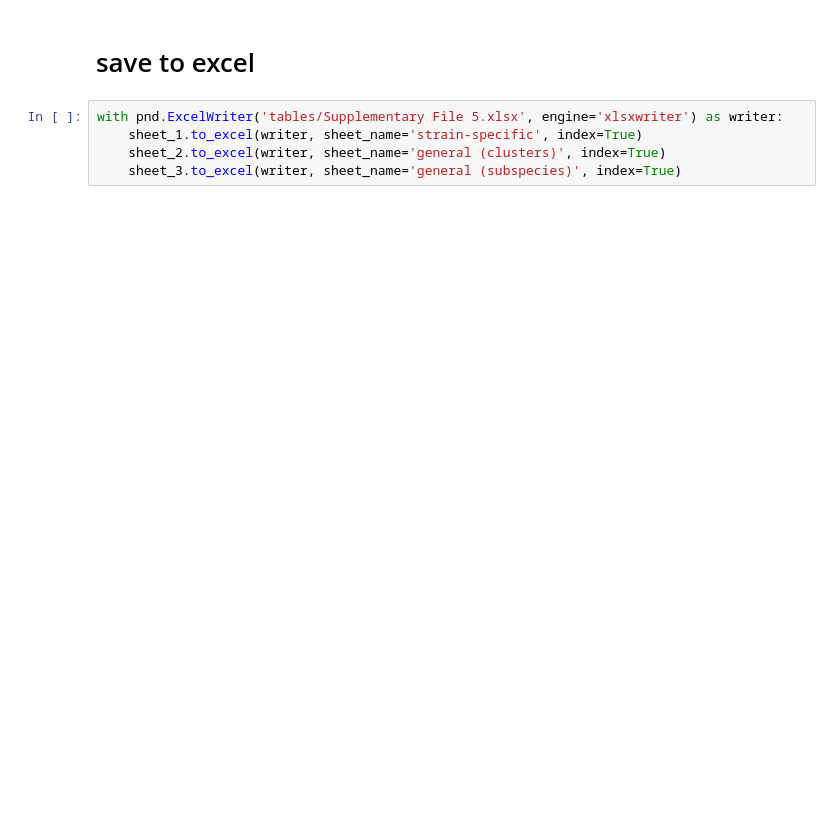
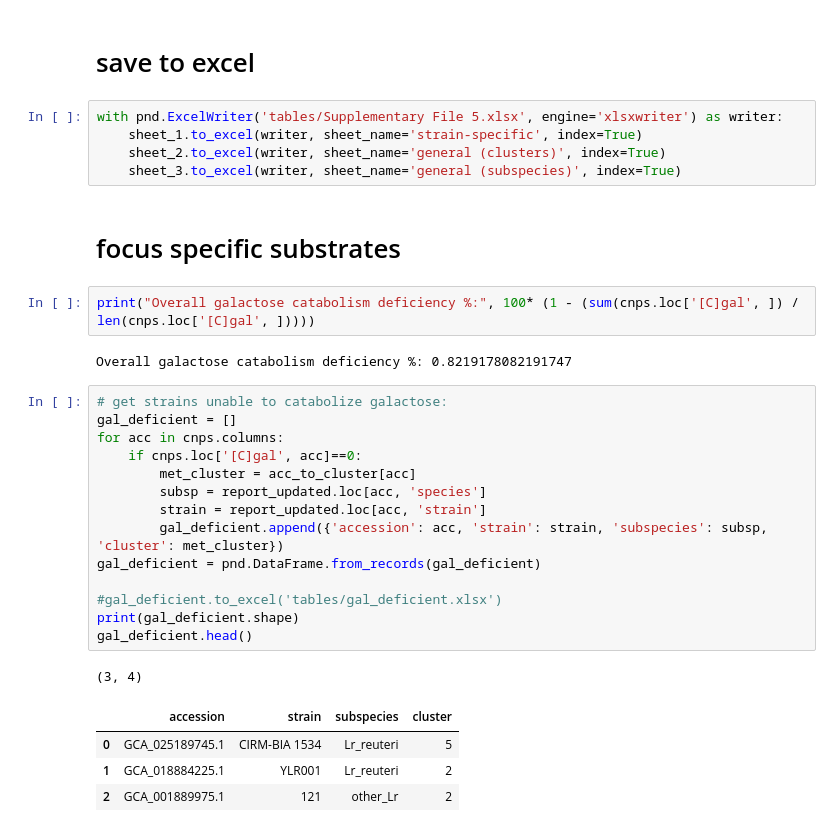
Before and after one commit to lazzarigioele/paper_gempipe, a Jupyter notebook: case_study/09_csources_match.ipynb, the cells around one changed output. Drawn from its saved outputs; the diff is of its cells as text; blank space fills up the shorter version.

```diff
--- a/case_study/09_csources_match.ipynb
+++ b/case_study/09_csources_match.ipynb
@@ -311,3 +307,29 @@ with pnd.ExcelWriter('tables/Supplementary File 5.xlsx', engine='xlsxwriter') as
     sheet_1.to_excel(writer, sheet_name='strain-specific', index=True)
     sheet_2.to_excel(writer, sheet_name='general (clusters)', index=True)
     sheet_3.to_excel(writer, sheet_name='general (subspecies)', index=True)
+# %% [markdown]
+# focus specific substrates
+# %%
+print("Overall galactose catabolism deficiency %:", 100* (1 - (sum(cnps.loc['[C]gal', ]) / len(cnps.loc['[C]gal', ]))))
+# %% [output]
+Overall galactose catabolism deficiency %: 0.8219178082191747
+# %%
+# get strains unable to catabolize galactose:
+gal_deficient = []
+for acc in cnps.columns:
+    if cnps.loc['[C]gal', acc]==0:
+        met_cluster = acc_to_cluster[acc]
+        subsp = report_updated.loc[acc, 'species']
+        strain = report_updated.loc[acc, 'strain']
+        gal_deficient.append({'accession': acc, 'strain': strain, 'subspecies': subsp, 'cluster': met_cluster})
+gal_deficient = pnd.DataFrame.from_records(gal_deficient)
+
+#gal_deficient.to_excel('tables/gal_deficient.xlsx')
+print(gal_deficient.shape)
+gal_deficient.head()
+# %% [output]
+(3, 4)
+|  | accession | strain | subspecies | cluster |
+| 0 | GCA_025189745.1 | CIRM-BIA 1534 | Lr_reuteri | 5 |
+| 1 | GCA_018884225.1 | YLR001 | Lr_reuteri | 2 |
+| 2 | GCA_001889975.1 | 121 | other_Lr | 2 |
```
Also changed, not shown: parts of 5 cells of this notebook, 16 other files.
